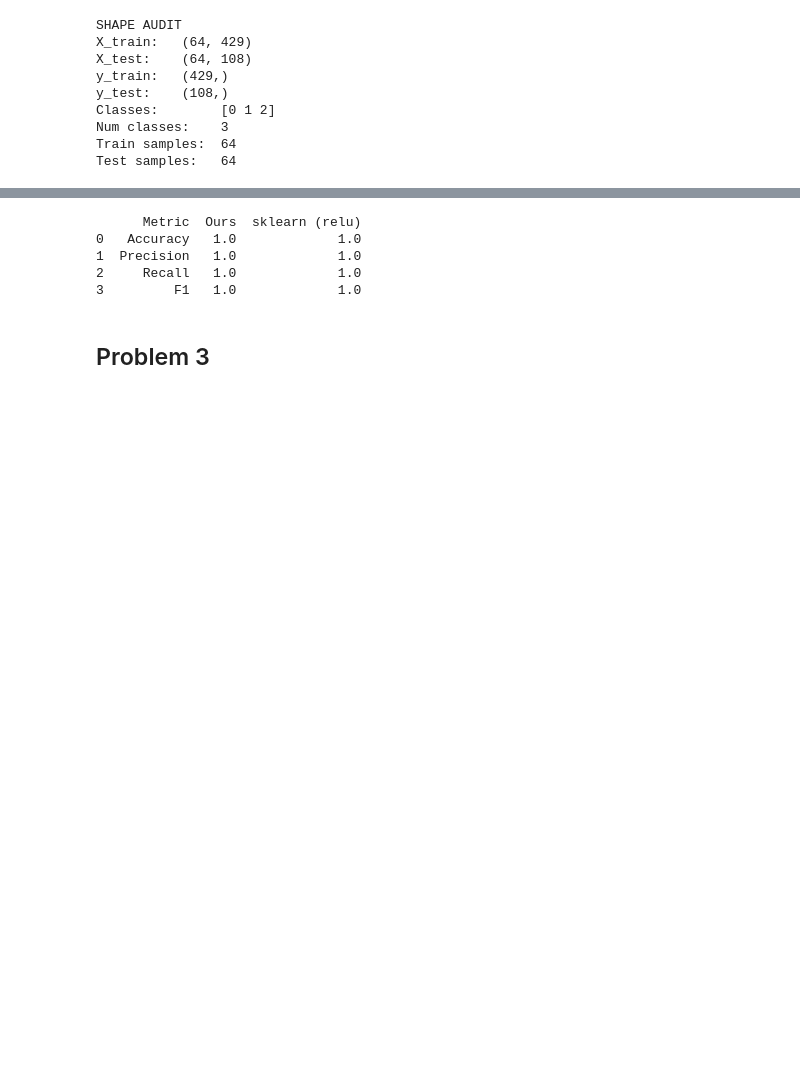
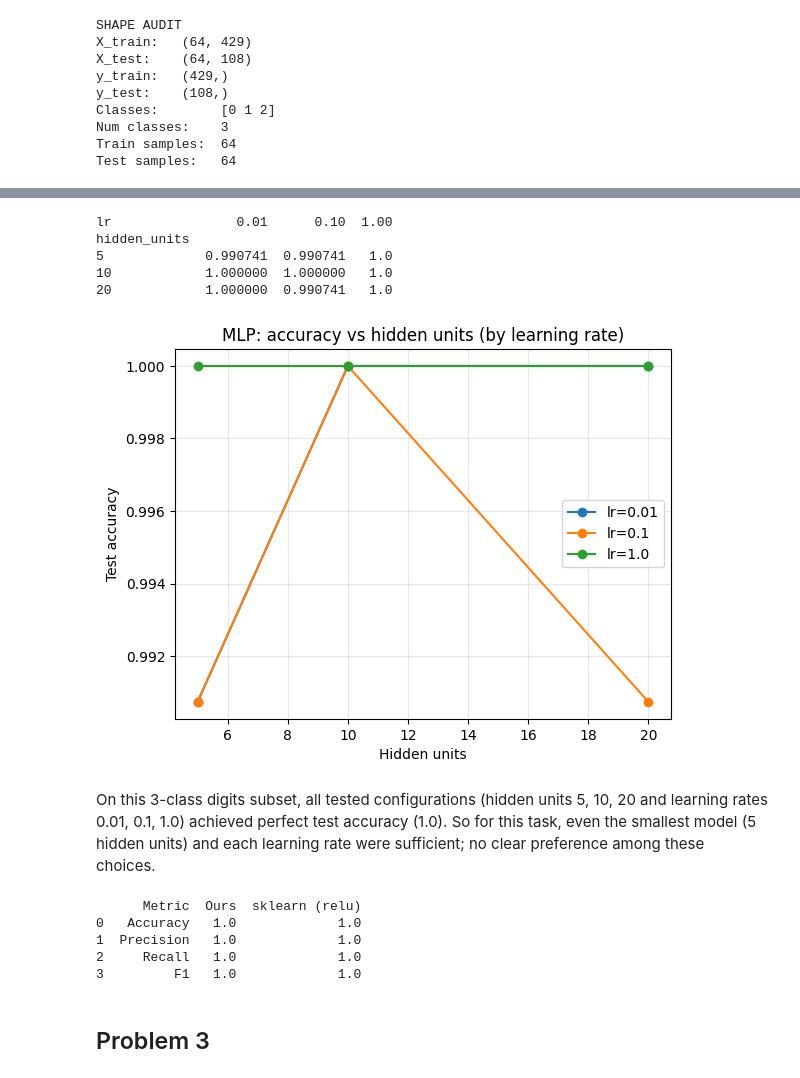
Before and after one commit to Kaioh17/ml_journey, a Jupyter notebook: assignment_3/main.ipynb, the cells around one changed output, grey strips where cells are left out. Saved outputs shown, nothing was run; the diff lists cells and outputs as text; code cells hidden in the pictures; blank space fills up the shorter version.

```diff
--- a/assignment_3/main.ipynb
+++ b/assignment_3/main.ipynb
@@ -215,7 +212,7 @@ def display_confusion_matrix(y_true, y_pred, class_names=None):
 
     return df
 # %%
-def print_evaluation(y_true, y_pred, sanity_ev:bool = False, model_name: str = None):
+def print_evaluation(y_true, y_pred, sanity_ev:bool = False, model_name: str = None, data_type: str = 'Test'):
     """
     params:
         sanity_ev: bool (This is for sanity comparisons)
@@ -242,7 +239,7 @@ def print_evaluation(y_true, y_pred, sanity_ev:bool = False, model_name: str = N
 
     cm, prec, rec, f1, acc = evaluate(y_true, y_pred)
     print("="*30)
-    print("   MODEL EVALUATION REPORT")
+    print(f"   MODEL EVALUATION REPORT ({data_type})")
     print("="*30)
     print(f"Confusion Matrix:")
     print(display_confusion_matrix(y_true, y_pred))
@@ -430,0 +434,8 @@ Extend model to non-linear combinations of inputs
+# %%
+# X, y = digits.data, digits.target
+X, y = iris.data, iris.target
+
+X_train, X_test, y_train, y_test = train_test_split(
+X, y, test_size=0.2, random_state=42
+)
+print(np.unique(y))
@@ -552,7 +501,0 @@ solve for k-classes
-# %%
-X, y = digits.data, digits.target
-
-X_train, X_test, y_train, y_test = train_test_split(
-X, y, test_size=0.2, random_state=42
-)
-print(np.unique(y))
@@ -825,6 +834,42 @@ Precision: 1.0000
 Recall:    1.0000
 F1 Score:  1.0000
 ==============================
+# %%
+hidden_units_list = [5, 10, 20]
+lr_list = [0.01, 0.1, 1.0]
+results =[]
+# Evaluation
+for h in hidden_units_list:
+    for lr in lr_list:
+        NN = network(X_train, y_train, hidden_units=h)
+        NN.mlp_train(lr=lr, momentum=0.9)
+        y_pred = NN.mlp_predict(X_test)
+        # print_evaluation(y_test, y_pred, data_type=f'train at {h},{lr}')
+        acc = accuracy_score(y_test, y_pred)
+        f1 = f1_score(y_test, y_pred, average='macro')
+        results.append({'hidden_units': h, 'lr': lr, 'accuracy': acc, 'f1': f1})
+import pandas as pd
+df_mlp = pd.DataFrame(results)
+print(df_mlp.pivot_table(index='hidden_units', columns='lr', values='accuracy'))
+import matplotlib.pyplot as plt
+for lr in lr_list:
+    sub = df_mlp[df_mlp['lr'] == lr]
+    plt.plot(sub['hidden_units'], sub['accuracy'], 'o-', label=f'lr={lr}')
+plt.xlabel('Hidden units')
+plt.ylabel('Test accuracy')
+plt.legend()
+plt.title('MLP: accuracy vs hidden units (by learning rate)')
+plt.grid(True, alpha=0.3)
+plt.show()
+# %% [output]
+lr                0.01      0.10  1.00
+hidden_units
+5             0.990741  0.990741   1.0
+10            1.000000  1.000000   1.0
+20            1.000000  0.990741   1.0
+[figure, added]
+# %% [markdown]
+On this 3-class digits subset, all tested configurations (hidden units 5, 10, 20 and learning rates 0.01, 0.1, 1.0) achieved perfect test accuracy (1.0). So for this task, even the smallest model (5 hidden units) and each learning rate were sufficient; no clear preference among these choices.
 # %%
 from sklearn.neural_network import MLPClassifier
 
```
Also changed, not shown: parts of 48 cells of this notebook.
